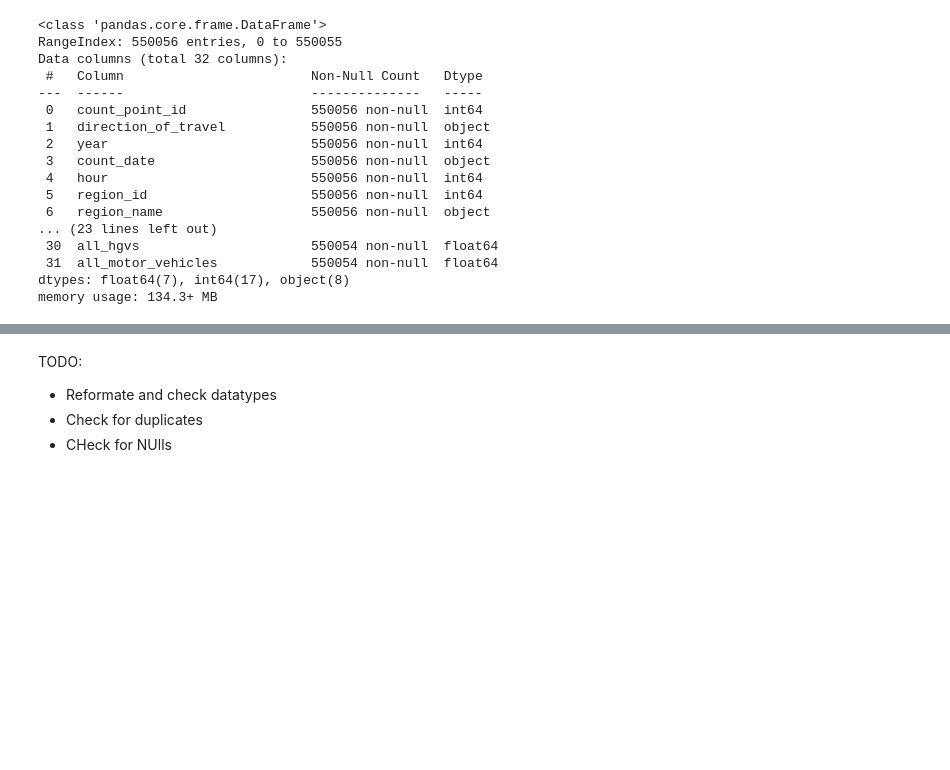
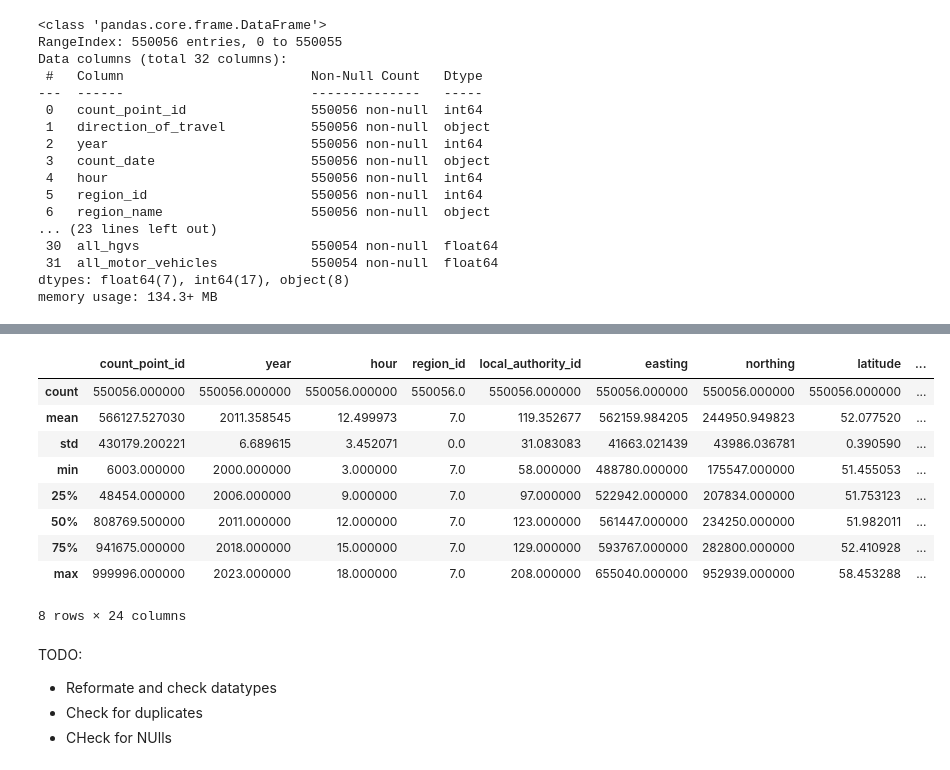
Before and after one commit to Emillia-rosette/traffic-volume-analysis, a Jupyter notebook: notebooks/01-data-loading-cleaning.ipynb, the cells around one changed output, grey strips where cells are left out. Cells and saved outputs as stored; diff of their text form; code cells hidden in the pictures; blank space fills up the shorter version.

```diff
--- a/notebooks/01-data-loading-cleaning.ipynb
+++ b/notebooks/01-data-loading-cleaning.ipynb
@@ -190,3 +99,16 @@ max                 813.000000    2691.000000         8664.000000
+# %%
+pd_raw_count.describe()
+# %% [output]
+|  | count_point_id | year | hour | region_id | local_authority_id | easting | northing | latitude | ... |
+| count | 550056.000000 | 550056.000000 | 550056.000000 | 550056.0 | 550056.000000 | 550056.000000 | 550056.000000 | 550056.000000 | ... |
+| mean | 566127.527030 | 2011.358545 | 12.499973 | 7.0 | 119.352677 | 562159.984205 | 244950.949823 | 52.077520 | ... |
+| std | 430179.200221 | 6.689615 | 3.452071 | 0.0 | 31.083083 | 41663.021439 | 43986.036781 | 0.390590 | ... |
+| min | 6003.000000 | 2000.000000 | 3.000000 | 7.0 | 58.000000 | 488780.000000 | 175547.000000 | 51.455053 | ... |
+| 25% | 48454.000000 | 2006.000000 | 9.000000 | 7.0 | 97.000000 | 522942.000000 | 207834.000000 | 51.753123 | ... |
+| 50% | 808769.500000 | 2011.000000 | 12.000000 | 7.0 | 123.000000 | 561447.000000 | 234250.000000 | 51.982011 | ... |
+| 75% | 941675.000000 | 2018.000000 | 15.000000 | 7.0 | 129.000000 | 593767.000000 | 282800.000000 | 52.410928 | ... |
+| max | 999996.000000 | 2023.000000 | 18.000000 | 7.0 | 208.000000 | 655040.000000 | 952939.000000 | 58.453288 | ... |
+8 rows × 24 columns
 # %% [markdown]
 TODO:
 
```
Also changed, not shown: parts of 52 cells of this notebook.
